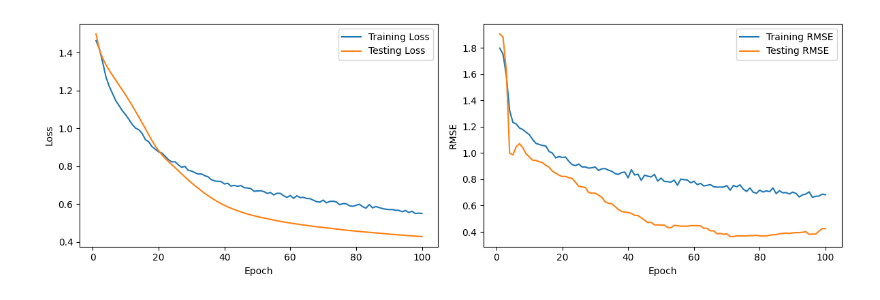
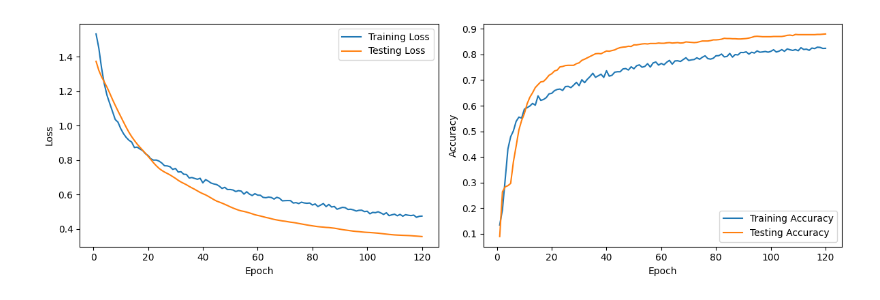
Before and after one commit to Ali-Raisolsadat/RS_Image_Classification_Project, a Jupyter notebook: sat_cnn_proj_sgd.ipynb, the cells around one changed output. Saved outputs shown, nothing was run; the diff lists cells and outputs as text; code cells hidden in the pictures.

Commit message:
Updated the train/test split (80%-20%). Updated the results accordingly.

```diff
--- a/sat_cnn_proj_sgd.ipynb
+++ b/sat_cnn_proj_sgd.ipynb
@@ -17,6 +17,15 @@ from torch.optim import lr_scheduler
     The following are functions for the CNN. Note that the CNN structure needs to be updated
     when the image sizes are changed.
 '''
+
+# Function 0
+def calculate_accuracy(predictions, targets):
+    '''
+        This function evalautes the accurcay
+    '''
+    correct = (predictions == targets).sum().item()
+    total = len(targets)
+    return correct / total
 
 # FUNCTION 1
 def calculate_rmse(predictions, targets):
@@ -126,7 +135,7 @@ label_encoder = LabelEncoder()
 encoded_labels = label_encoder.fit_transform(labels)
 
 # Split data into training and testing sets
-X_train, X_test, y_train, y_test = train_test_split(images, encoded_labels, test_size=0.1, random_state=42)
+X_train, X_test, y_train, y_test = train_test_split(images, encoded_labels, test_size=0.2, random_state=42)
 # %%
 # Sample 4 labels for visualization
 sample_labels = np.unique(y_train)[:4]
@@ -259,25 +247,25 @@ Overall Testing Accuracy: 79.60%
 # %%
 # Plot the training and testing losses
 plt.figure(figsize=(12, 4))
 plt.subplot(1, 2, 1)
 plt.plot(range(1, num_epochs+1), train_losses, label='Training Loss')
 plt.plot(range(1, num_epochs+1), test_losses, label='Testing Loss')
 plt.xlabel('Epoch')
 plt.ylabel('Loss')
 plt.legend()
 
 # Plot the training and testing RMSE
 plt.subplot(1, 2, 2)
-plt.plot(range(1, num_epochs+1), train_rmse, label='Training RMSE')
-plt.plot(range(1, num_epochs+1), test_rmse, label='Testing RMSE')
+plt.plot(range(1, num_epochs+1), train_accuracy, label='Training Accuracy')
+plt.plot(range(1, num_epochs+1), test_accuracy, label='Testing Accuracy')
 plt.xlabel('Epoch')
-plt.ylabel('RMSE')
+plt.ylabel('Accuracy')
 plt.legend()
 
 plt.tight_layout()
 plt.show()
 # %% [output]
-[figure, old version]
+[figure, new version]
 # %%
 # Lists to store sampled indices for each class
 sampled_indices_per_class = {class_name: [] for class_name in label_encoder.classes_}
```
Also changed, not shown: parts of 3 cells of this notebook, 3 other files.
